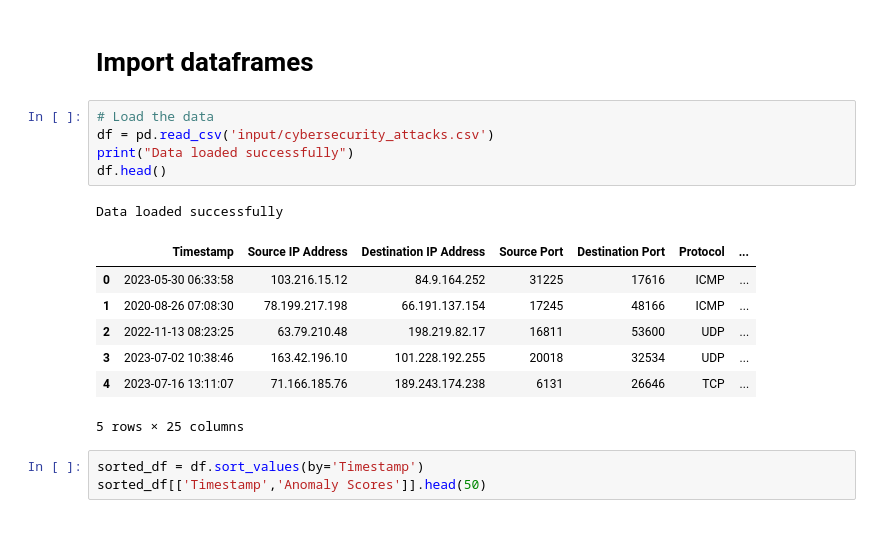
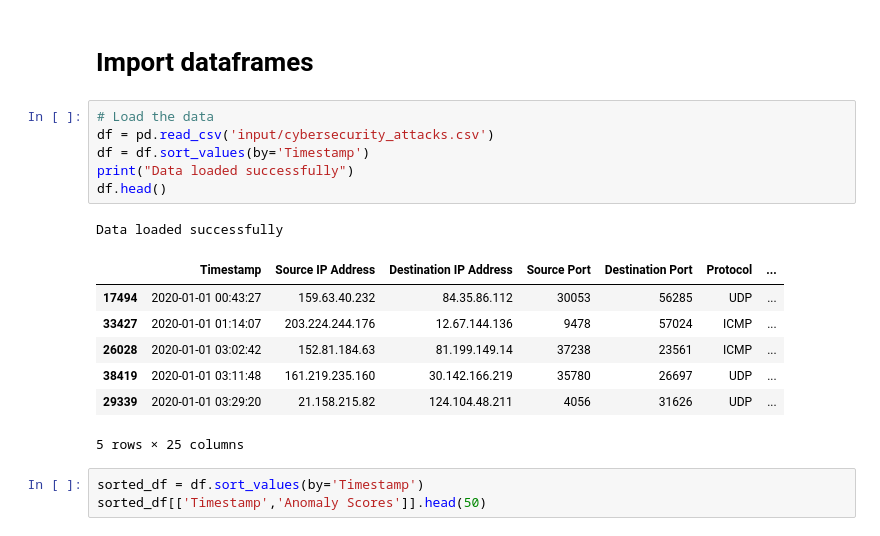
Before and after one commit to polymons/Deep-Learning-Experiments, a Jupyter notebook: network-data-analysis.ipynb, the cells around one changed output. Saved outputs shown, nothing was run; the diff lists cells and outputs as text.

Commit message:
sort values by time

```diff
--- a/network-data-analysis.ipynb
+++ b/network-data-analysis.ipynb
@@ -54,16 +54,17 @@ from sklearn.model_selection import cross_validate
 # %%
 # Load the data
 df = pd.read_csv('input/cybersecurity_attacks.csv')
+df = df.sort_values(by='Timestamp')
 print("Data loaded successfully")
 df.head()
 # %% [output]
 Data loaded successfully
 |  | Timestamp | Source IP Address | Destination IP Address | Source Port | Destination Port | Protocol | ... |
-| 0 | 2023-05-30 06:33:58 | 103.216.15.12 | 84.9.164.252 | 31225 | 17616 | ICMP | ... |
-| 1 | 2020-08-26 07:08:30 | 78.199.217.198 | 66.191.137.154 | 17245 | 48166 | ICMP | ... |
-| 2 | 2022-11-13 08:23:25 | 63.79.210.48 | 198.219.82.17 | 16811 | 53600 | UDP | ... |
-| 3 | 2023-07-02 10:38:46 | 163.42.196.10 | 101.228.192.255 | 20018 | 32534 | UDP | ... |
-| 4 | 2023-07-16 13:11:07 | 71.166.185.76 | 189.243.174.238 | 6131 | 26646 | TCP | ... |
+| 17494 | 2020-01-01 00:43:27 | 159.63.40.232 | 84.35.86.112 | 30053 | 56285 | UDP | ... |
+| 33427 | 2020-01-01 01:14:07 | 203.224.244.176 | 12.67.144.136 | 9478 | 57024 | ICMP | ... |
+| 26028 | 2020-01-01 03:02:42 | 152.81.184.63 | 81.199.149.14 | 37238 | 23561 | ICMP | ... |
+| 38419 | 2020-01-01 03:11:48 | 161.219.235.160 | 30.142.166.219 | 35780 | 26697 | UDP | ... |
+| 29339 | 2020-01-01 03:29:20 | 21.158.215.82 | 124.104.48.211 | 4056 | 31626 | UDP | ... |
 5 rows × 25 columns
 # %%
 sorted_df = df.sort_values(by='Timestamp')
```
